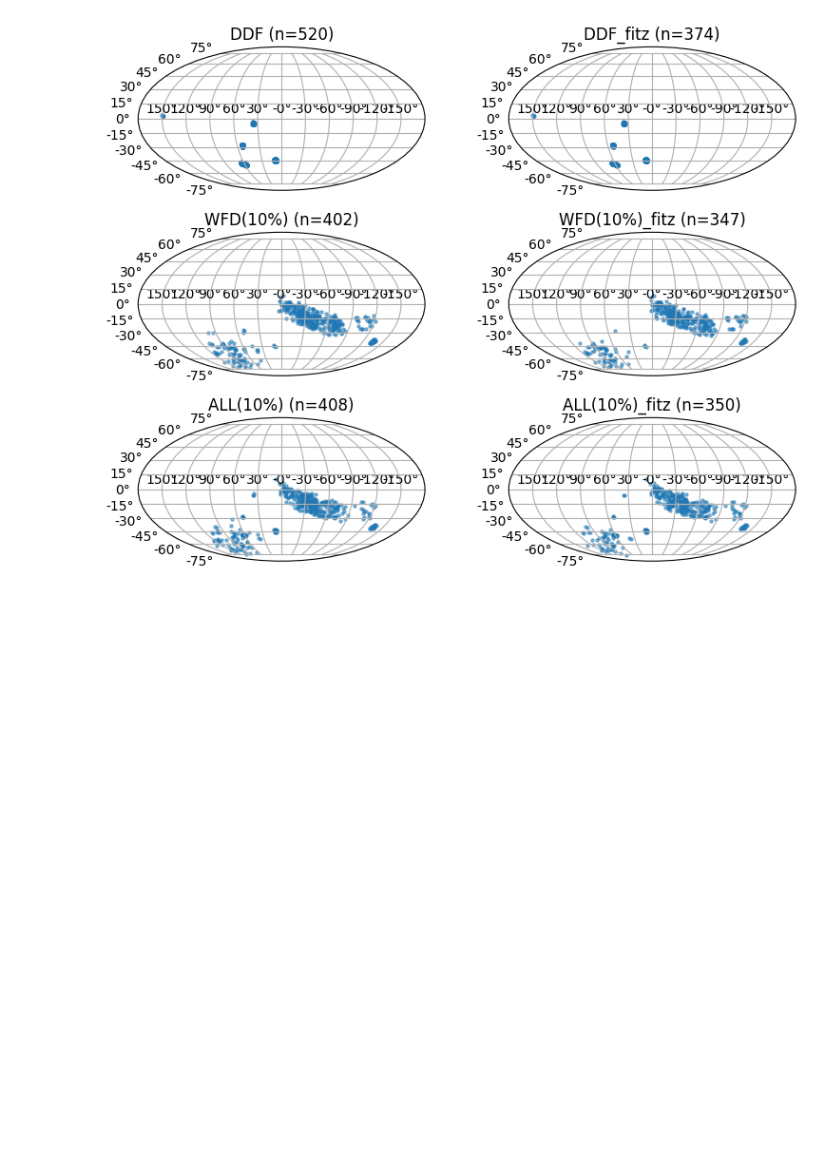
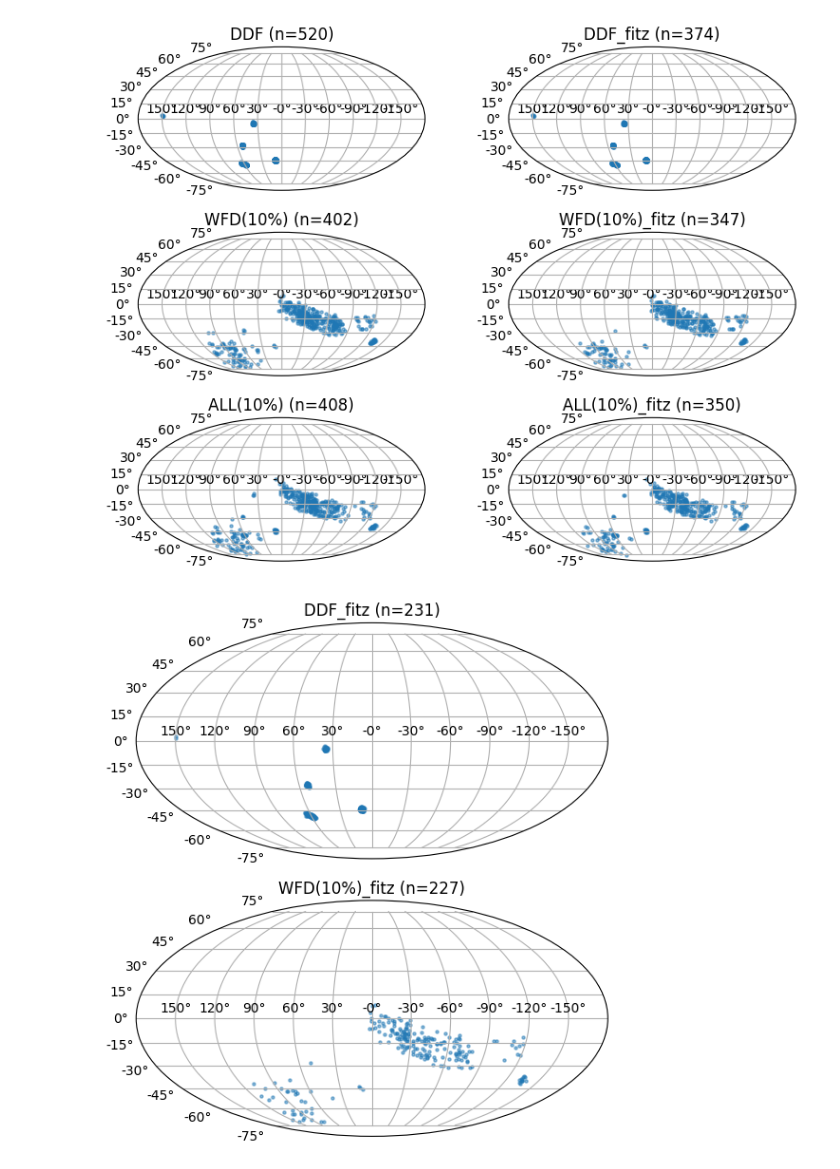
Before and after one commit to mi-dai/lightcurvelynx_rubin_dp2, a Jupyter notebook: visualization.ipynb, the cells around one changed output. Drawn from its saved outputs; the diff is of its cells as text; code cells hidden in the pictures; blank space fills up the shorter version.

```diff
--- a/visualization.ipynb
+++ b/visualization.ipynb
@@ -16,6 +16,14 @@ salt_all = pd.read_csv("outputs/lsst_snia_dp2_visitdetector_lcfit_results.csv")
 salt_fitz_ddf = pd.read_csv("outputs/lsst_snia_dp2_visitdetector_ddf_lcfit_results_fitz.csv")
 salt_fitz_wfd = pd.read_csv("outputs/lsst_snia_dp2_visitdetector_wfd_lcfit_results_fitz.csv")
 salt_fitz_all = pd.read_csv("outputs/lsst_snia_dp2_visitdetector_lcfit_results_fitz.csv")
+# %%
+lc_ddf_1p5err = read_parquet("outputs/lsst_snia_dp2_visitdetector_ddf_1.5err_results.parquet")
+lc_wfd_1p5err = read_parquet("outputs/lsst_snia_dp2_visitdetector_wfd_1.5err_results.parquet")
+# lc_all_1p5err = read_parquet("outputs/lsst_snia_dp2_visitdetector_1.5err_results.parquet")
+# %%
+salt_fitz_ddf_1p5err = pd.read_csv("outputs/lsst_snia_dp2_visitdetector_ddf_1.5err_lcfit_results_fitz.csv")
+salt_fitz_wfd_1p5err = pd.read_csv("outputs/lsst_snia_dp2_visitdetector_wfd_1.5err_lcfit_results_fitz.csv")
+# salt_fitz_all_1p5err = pd.read_csv("outputs/lsst_snia_dp2_visitdetector_1.5err_lcfit_results_fitz.csv")
 # %%
 def plot_skymap(ax, ra_deg, dec_deg, title):
     ra_wrapped = np.where(ra_deg > 180, ra_deg - 360, ra_deg)
@@ -65,3 +73,23 @@ plt.tight_layout()
 plt.show()
 # %% [output]
 [figure]
+# %%
+labels = ["DDF","WFD(10%)","ALL(10%)"]
+fig, axes = plt.subplots(2, 1, figsize=(8, 6), subplot_kw={"projection": "mollweide"})
+
+i=0
+saltdf_fitz_list = [salt_fitz_ddf_1p5err, salt_fitz_wfd_1p5err]
+for label, df, in zip(labels,[lc_ddf_1p5err, lc_wfd_1p5err]):
+    saltpars = saltdf_fitz_list[i]
+    saltpars["id"] = saltpars["id"].astype(int)
+    df_plot = df[["id","ra","dec"]].merge(saltpars, on="id", how="inner")
+    saltparcuts = filter_saltpar(df_plot)
+    df_plot = df_plot[saltparcuts]
+
+    plot_skymap(axes[i], df_plot["ra"], df_plot["dec"],
+                f"{label}_fitz (n={len(df_plot):,})")
+    i+=1
+plt.tight_layout()
+plt.show()
+# %% [output]
+[figure, added]
```
Also changed, not shown: 2 other files.
